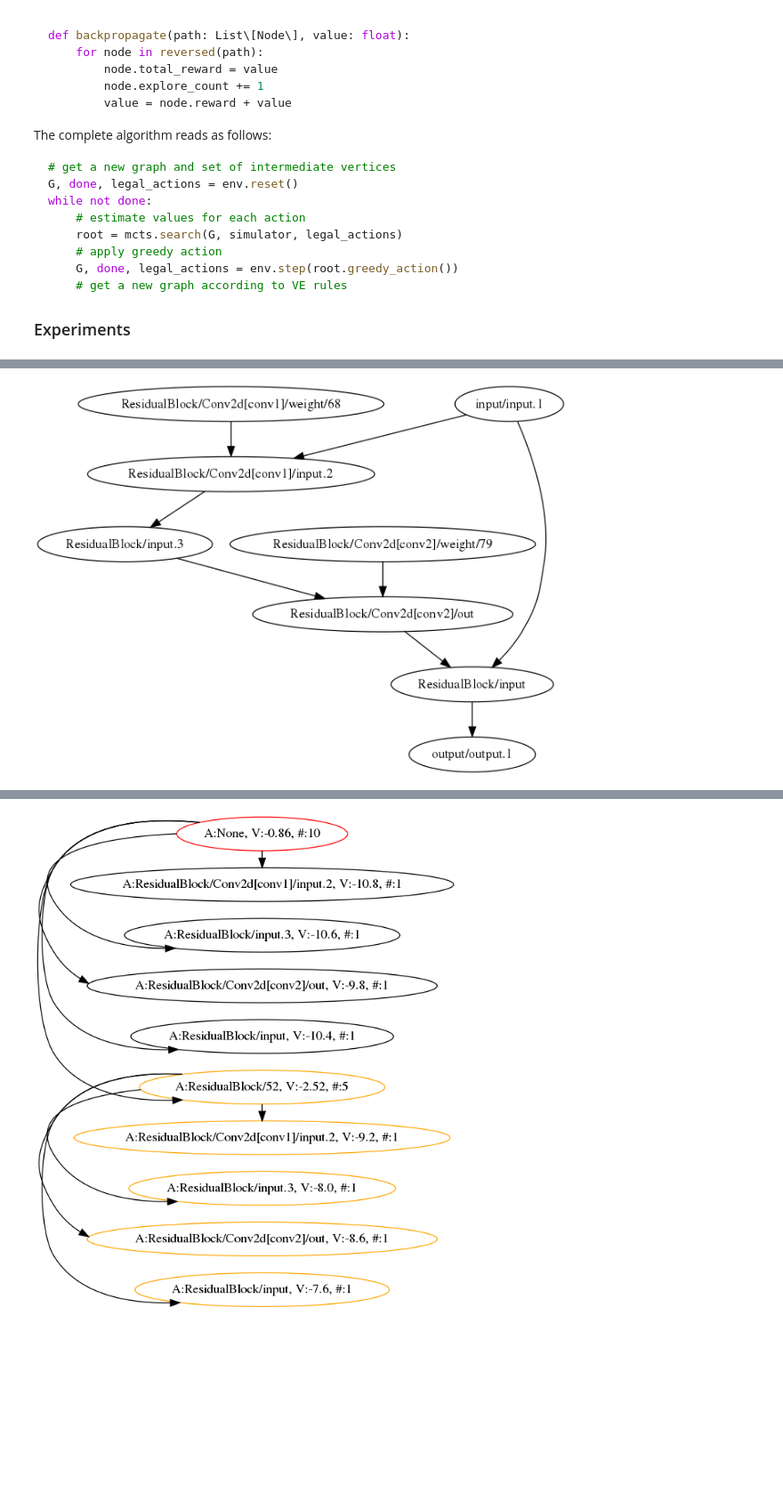
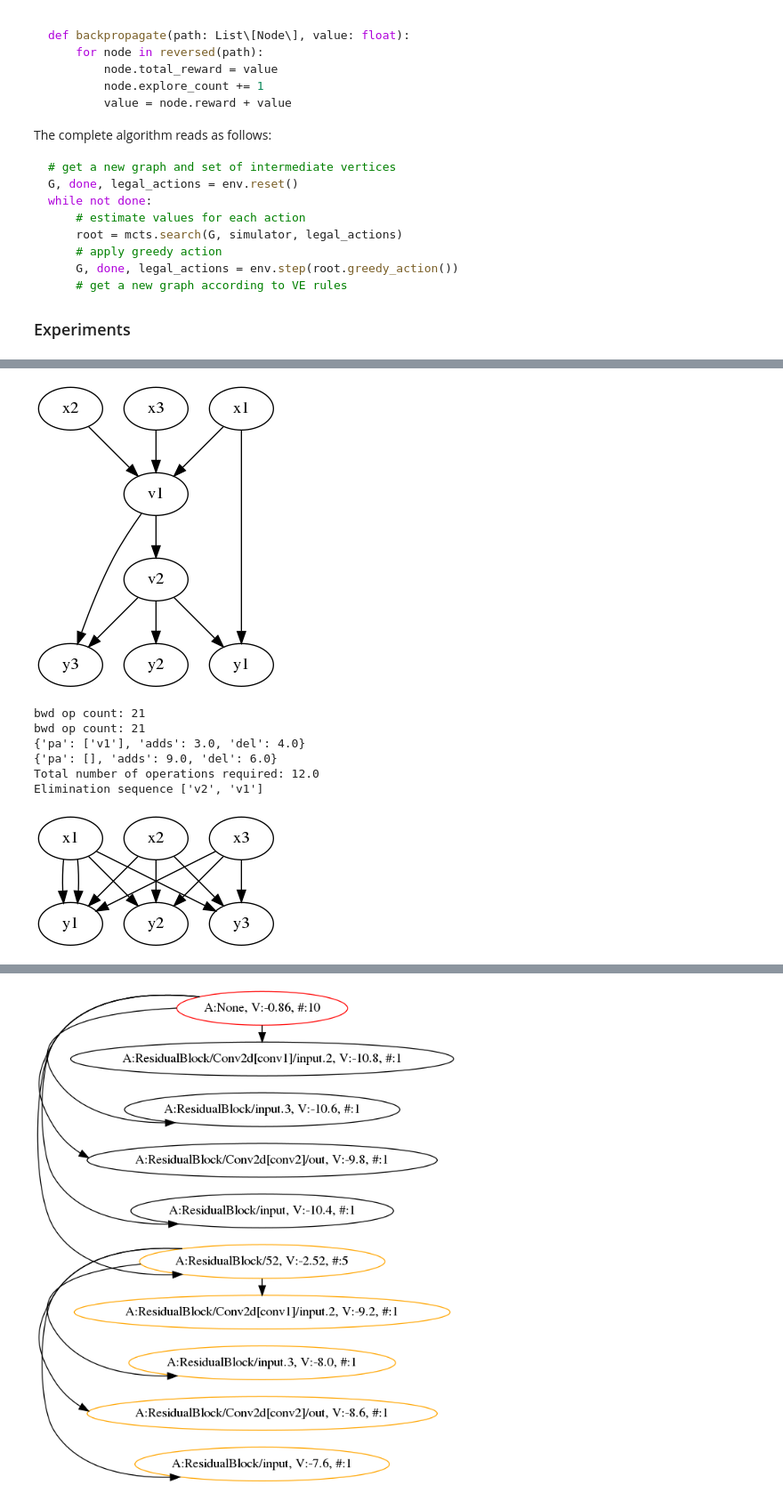
Before and after one commit to d3sm0/oja, a Jupyter notebook: vertex_elimination.ipynb, the cells around one changed output, grey strips where cells are left out. Shown at 89% size. Saved outputs shown, nothing was run; the diff lists cells and outputs as text; code cells hidden in the pictures; blank space fills up the shorter version.

```diff
--- a/vertex_elimination.ipynb
+++ b/vertex_elimination.ipynb
@@ -165,9 +177,51 @@ while not done:
 # %%
+from env import Env
+from mcts import Evaluator, mcts
+import numpy as np
+# Resnet
+# input_size = (1,1,1,1) [B, C, H, W]
+# output_size = (1,1,1,1)
 from env import make_graph
 from utils import operation_count
 from IPython.display import Image
-Image(filename = "assets/graph_1.png", width = 600, height = 300)
-# input_size = (1,1,1,1) [B, C, H, W]
-# output_size = (1,1,1,1)
-# %% [output]
-[figure, removed]
+# %%
+# Example https://www.mcs.anl.gov/~tmunson/papers/P1994-0112.pdf
+Image(filename = "assets/basic_graph_0.png")
+# %% [output]
+[figure, added]
+# %%
+class config:
+    num_simulations = 10
+    num_rollouts = 5
+    uct_c = 1.25
+
+def main():
+    env = Env("basic_graph")
+    simulator = Env("basic_graph")
+    evaluator = Evaluator(game=simulator, n_rollouts=config.num_rollouts)
+    state, _, done, info = env.reset()
+    actions = []
+    assert info["pa"]
+    total_reward = 0
+    t = 0
+    while not done:
+        # action = np.random.choice(info["pa"]) 11 ops
+        action = mcts(env.get_state(), simulator, evaluator, config).best_child().action
+        state, reward, done, info = env.step(action)
+        total_reward += reward
+        print(info)
+        t += 1
+        actions.append(action)
+    print("Total number of operations required:", -total_reward)
+    print("Elimination sequence", actions)
+main()
+Image(filename = "assets/basic_graph_2.png")
+# Recover the same sequence as the paper example
+# %% [output]
+bwd op count: 21
+bwd op count: 21
+{'pa': ['v1'], 'adds': 3.0, 'del': 4.0}
+{'pa': [], 'adds': 9.0, 'del': 6.0}
+Total number of operations required: 12.0
+Elimination sequence ['v2', 'v1']
+[figure, added]
```
Also changed, not shown: parts of 11 cells of this notebook.
